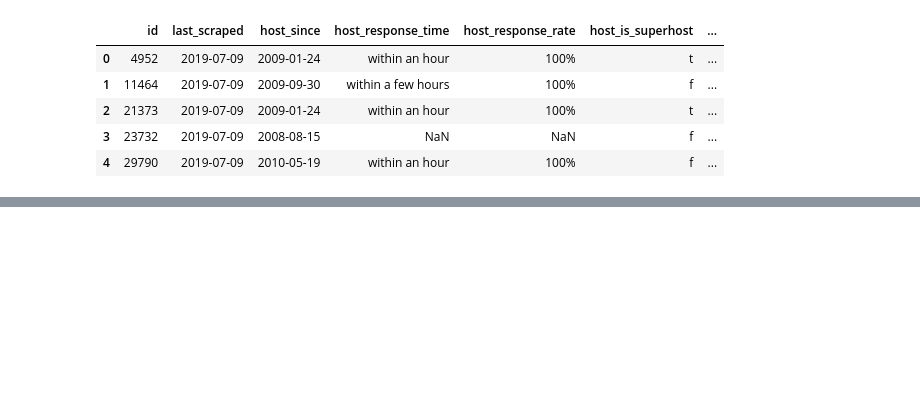
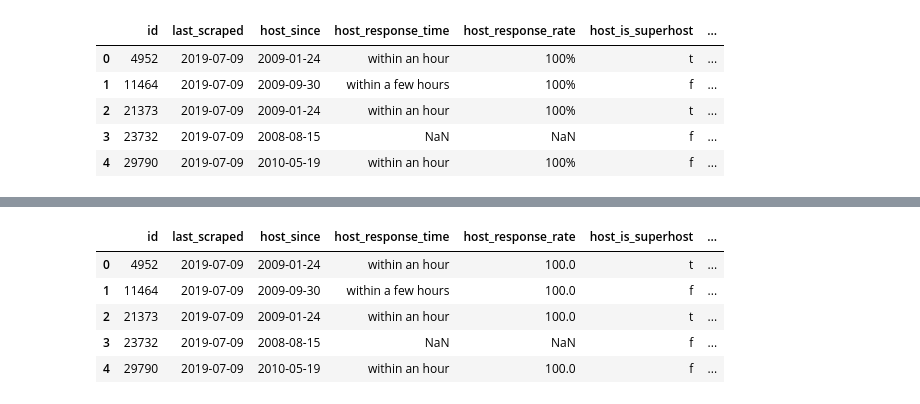
Before and after one commit to Armclimber/Projects, a Jupyter notebook: Capstone1/Data Wrangling.ipynb, the cells around one changed output, grey strips where cells are left out. Cells and saved outputs as stored; diff of their text form; code cells hidden in the pictures; blank space fills up the shorter version.

```diff
--- a/Capstone1/Data Wrangling.ipynb
+++ b/Capstone1/Data Wrangling.ipynb
@@ -304,15 +305,68 @@ airbnb.describe()
 # %%
 #Create a new column: difference between last_scraped and host_since
 airbnb['host_days'] = (pd.to_datetime(airbnb['last_scraped']) - pd.to_datetime(airbnb['host_since']))/np.timedelta64(1,'D')
 
 #host_listings_count == 0 doesn't make much sense. will change them to 1
 airbnb.loc[airbnb['host_listings_count'] == 0,'host_listings_count'] = 1
 
 #Some listings show 0 beds, but their pictures and texts clearly show beds, will change them to be the same as #of bedrooms and
 #at least =1
 airbnb.loc[airbnb['beds'] == 0,'beds'] = airbnb.loc[airbnb['beds'] == 0,'bedrooms']
 airbnb.loc[airbnb['beds'] == 0,'beds'] = 1
 
 #Amenities is str type, convert it dummies of amenities
-dummies = airbnb['amenities'].str.get_dummies(sep=',')
-dummies
+#Remove amenities that are not relevant
+airbnb['amenities_list'] = airbnb['amenities'].str[1:-1]
+airbnb = pd.concat([airbnb, airbnb['amenities_list'].str.get_dummies(sep=',')], axis=1)
+
+airbnb.columns = airbnb.columns.str.strip().str.lower().str.replace(' ', '_').str.replace('"', '')
+airbnb = airbnb.drop(columns = ['amenities', 'amenities_list', 'toilet', '24-hour_check-in', 'accessible-height_bed',
+                               'accessible-height_toilet', 'baby_bath', 'baby_monitor',
+                               'babysitter_recommendations', 'bath_towel', 'bathroom_essentials',
+                               'bathtub_with_bath_chair', 'beach_essentials', 'bedroom_comforts',
+                               'body_soap', 'breakfast_table', 'building_staff', 'buzzer/wireless_intercom',
+                               'ceiling_fan', 'central_air_conditioning', 'changing_table', 'children’s_dinnerware',
+                               'cleaning_before_checkout', 'convection_oven', 'day_bed', 'disabled_parking_spot',
+                               'electric_profiling_bed', 'ethernet_connection', 'extra_space_around_bed',
+                               'fireplace_guards', 'firm_mattress', 'fixed_grab_bars_for_shower', 'fixed_grab_bars_for_toilet',
+                               'flat_path_to_guest_entrance', 'game_console', 'handheld_shower_head', 'heat_lamps',
+                               'heated_floors', 'high_chair', 'high-resolution_computer_monitor', 'hot_water_kettle',
+                               'murphy_bed', 'no_stairs_or_steps_to_enter', 'other_pet(s)', 'outdoor_parking',
+                               'outdoor_seating', 'outlet_covers', 'pillow-top_mattress', 'pocket_wifi', 'pool_cover',
+                               'pool_with_pool_hoist', 'rain_shower', 'roll-in_shower', 'room-darkening_shades',
+                               'safety_card', 'shower_chair', 'smart_tv', 'smart_lock', 'soaking_tub', 'stair_gates',
+                               'sun_loungers', 'table_corner_guards', 'toilet_paper', 'walk-in_shower', 'warming_drawer',
+                               'well-lit_path_to_entrance', 'wide_clearance_to_shower', 'wide_doorway_to_guest_bathroom',
+                               'wide_entrance_for_guests', 'wide_entrance', 'wide_entryway', 'wide_hallways',
+                               'window_guards', 'translation_missing:_en.hosting_amenity_49',
+                               'translation_missing:_en.hosting_amenity_50', 'doorman', 'elevator', 'hangers', 'keypad',
+                               'kitchenette', 'lockbox', 'mudroom', 'other', 'cable_tv',
+                               'gas_oven', 'paid_parking_off_premises', 'paid_parking_on_premises'])
+
+#Create a new feature that counts the number of essential amenities
+airbnb['num_amenities'] = airbnb.loc[:,'air_conditioning':'wifi'].sum(axis=1)
+
+#prices are not numeric, drop the dollar sign and convert it to float
+airbnb['price'] = airbnb['price'].replace('[\$,]', '', regex=True).astype(float)
+airbnb['weekly_price'] = airbnb['weekly_price'].replace('[\$,]', '', regex=True).astype(float)
+airbnb['monthly_price'] = airbnb['monthly_price'].replace('[\$,]', '', regex=True).astype(float)
+airbnb['security_deposit'] = airbnb['security_deposit'].replace('[\$,]', '', regex=True).astype(float)
+airbnb['cleaning_fee'] = airbnb['cleaning_fee'].replace('[\$,]', '', regex=True).astype(float)
+airbnb['extra_people'] = airbnb['extra_people'].replace('[\$,]', '', regex=True).astype(float)
+
+#Same for host response rate
+airbnb['host_response_rate'] = airbnb['host_response_rate'].replace('[\%,]', '', regex=True).astype(float)
+
+#Calculate the number of days since the first/last review
+airbnb['first_review_days'] = (pd.to_datetime(airbnb['last_scraped']) - pd.to_datetime(airbnb['first_review']))/np.timedelta64(1,'D')
+airbnb['last_review_days'] = (pd.to_datetime(airbnb['last_scraped']) - pd.to_datetime(airbnb['last_review']))/np.timedelta64(1,'D')
+
+airbnb.head(5)
+#len(list(airbnb.columns)) #166 amenities
+# %% [output]
+|  | id | last_scraped | host_since | host_response_time | host_response_rate | host_is_superhost | ... |
+| 0 | 4952 | 2019-07-09 | 2009-01-24 | within an hour | 100.0 | t | ... |
+| 1 | 11464 | 2019-07-09 | 2009-09-30 | within a few hours | 100.0 | f | ... |
+| 2 | 21373 | 2019-07-09 | 2009-01-24 | within an hour | 100.0 | t | ... |
+| 3 | 23732 | 2019-07-09 | 2008-08-15 | NaN | NaN | f | ... |
+| 4 | 29790 | 2019-07-09 | 2010-05-19 | within an hour | 100.0 | f | ... |
```
Also changed, not shown: parts of 14 cells of this notebook.
